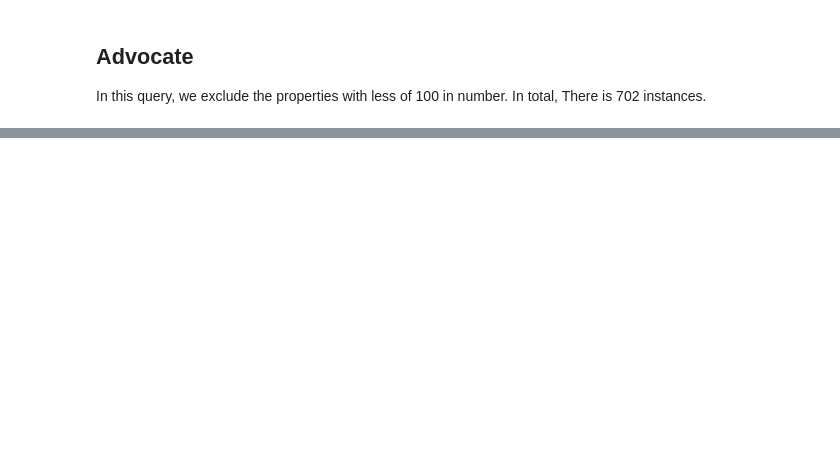
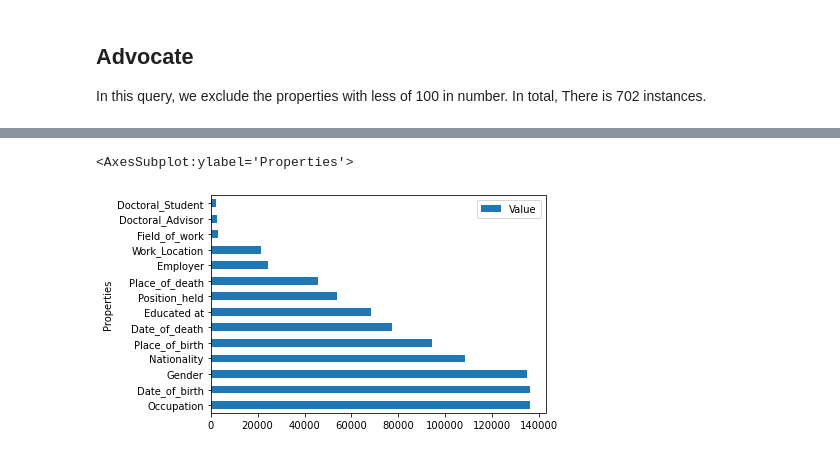
Before and after one commit to Semantic-Data-for-Humanities/Economists_Jurists, a Jupyter notebook: Notebooks/Merge/Sounding_Wikidata.ipynb, the cells around one changed output, grey strips where cells are left out. Cells and saved outputs as stored; diff of their text form; code cells hidden in the pictures; blank space fills up the shorter version.

```diff
--- a/Notebooks/Merge/Sounding_Wikidata.ipynb
+++ b/Notebooks/Merge/Sounding_Wikidata.ipynb
@@ -700,0 +1884,4 @@ In total, There is 29 instances.
+# %%
+# Chargement dans un dataframe Pandas
+df = pd.read_csv('Count_properties.csv', index_col=0, sep="|")
+df.head()
@@ -700,0 +1896,7 @@ In total, There is 29 instances.
+# %%
+df=pd.DataFrame(df, columns = ['Value'])
+# %%
+df.sort_values(ascending=False, by=["Value"]).plot.barh()
+# %% [output]
+<AxesSubplot:ylabel='Properties'>
+[figure, added]
```
Also changed, not shown: parts of 28 cells of this notebook, 2 other files.
